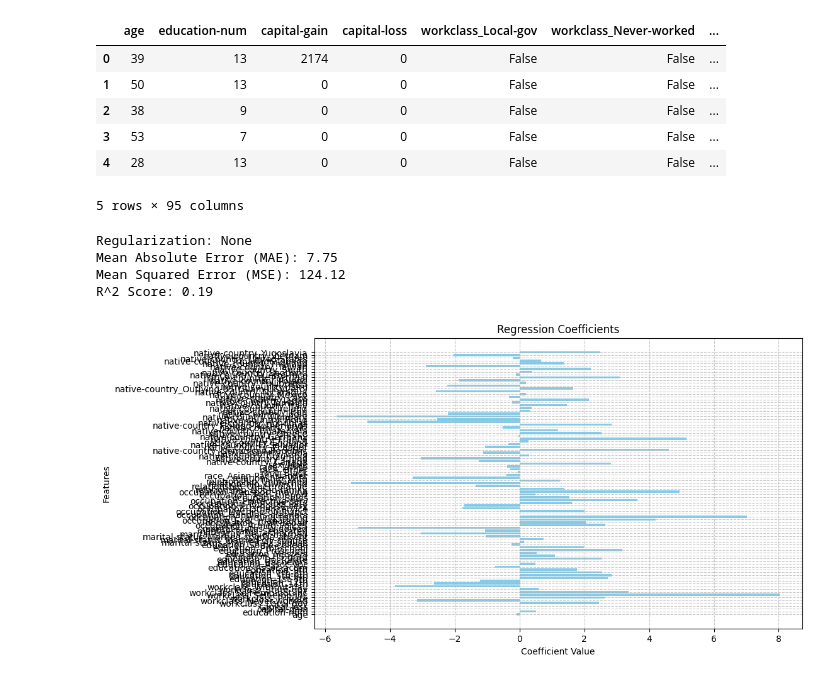
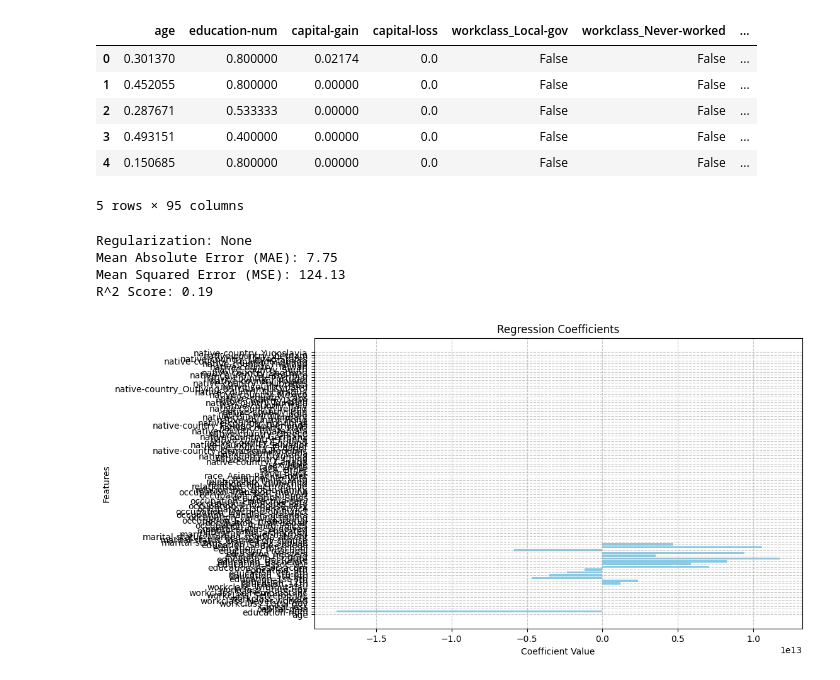
Before and after one commit to omat1k/mlvvsu, a Jupyter notebook: lab5/lab5.ipynb, the cells around one changed output. Cells and saved outputs as stored; diff of their text form; code cells hidden in the pictures.

```diff
--- a/lab5/lab5.ipynb
+++ b/lab5/lab5.ipynb
@@ -15,23 +15,30 @@ data.head()
 | 3 | 53 | Private | 11th | 7 | Married-civ-spouse | Handlers-cleaners | Husband | Black | ... |
 | 4 | 28 | Private | Bachelors | 13 | Married-civ-spouse | Prof-specialty | Wife | Black | ... |
 # %%
+from sklearn.preprocessing import MinMaxScaler
+
 # Выбор целевой переменной (y) и признаков (X)
 y = data['hours-per-week']  # Непрерывная целевая переменная
 X = data.drop(['hours-per-week', 'income >50K'], axis=1)  # Убираем целевую переменную и метку дохода
 
 # Преобразование категориальных данных в числовые с помощью One-Hot Encoding
 category_columns = X.select_dtypes(include=['object']).columns
 X = pd.get_dummies(X, columns=category_columns, drop_first=True)
 
+# Нормализация числовых признаков
+numeric_features = X.select_dtypes(include=['float64', 'int']).columns
+scaler = MinMaxScaler()
+X[numeric_features] = scaler.fit_transform(X[numeric_features])
+
 # Проверка структуры данных после преобразований
 X.head()
 # %% [output]
 |  | age | education-num | capital-gain | capital-loss | workclass_Local-gov | workclass_Never-worked | ... |
-| 0 | 39 | 13 | 2174 | 0 | False | False | ... |
-| 1 | 50 | 13 | 0 | 0 | False | False | ... |
-| 2 | 38 | 9 | 0 | 0 | False | False | ... |
-| 3 | 53 | 7 | 0 | 0 | False | False | ... |
-| 4 | 28 | 13 | 0 | 0 | False | False | ... |
+| 0 | 0.301370 | 0.800000 | 0.02174 | 0.0 | False | False | ... |
+| 1 | 0.452055 | 0.800000 | 0.00000 | 0.0 | False | False | ... |
+| 2 | 0.287671 | 0.533333 | 0.00000 | 0.0 | False | False | ... |
+| 3 | 0.493151 | 0.400000 | 0.00000 | 0.0 | False | False | ... |
+| 4 | 0.150685 | 0.800000 | 0.00000 | 0.0 | False | False | ... |
 5 rows × 95 columns
 # %%
 from sklearn.model_selection import train_test_split
@@ -99,9 +106,9 @@ plot_regression_coefficients(model, X.columns)
 # %% [output]
 Regularization: None
 Mean Absolute Error (MAE): 7.75
-Mean Squared Error (MSE): 124.12
+Mean Squared Error (MSE): 124.13
 R^2 Score: 0.19
-[figure, old version]
+[figure, new version]
 # %%
 from sklearn.feature_selection import RFE
 
```
Also changed, not shown: parts of 3 cells of this notebook.
